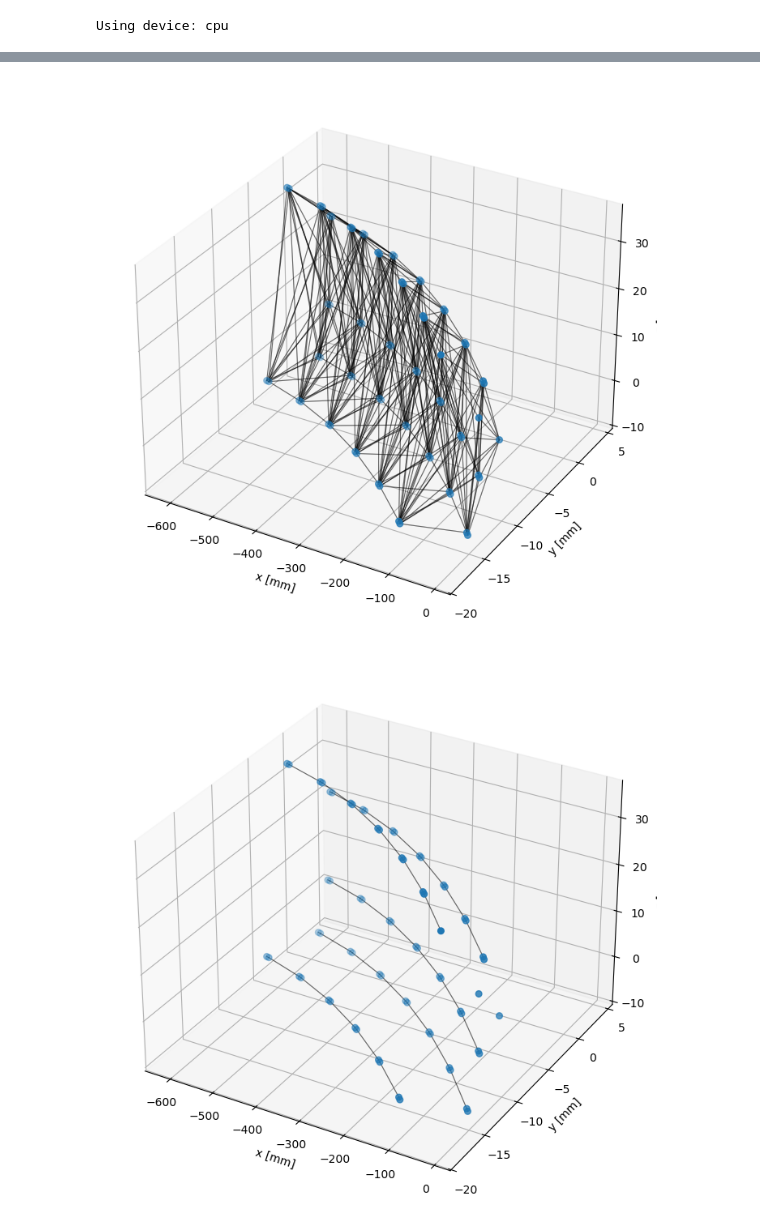
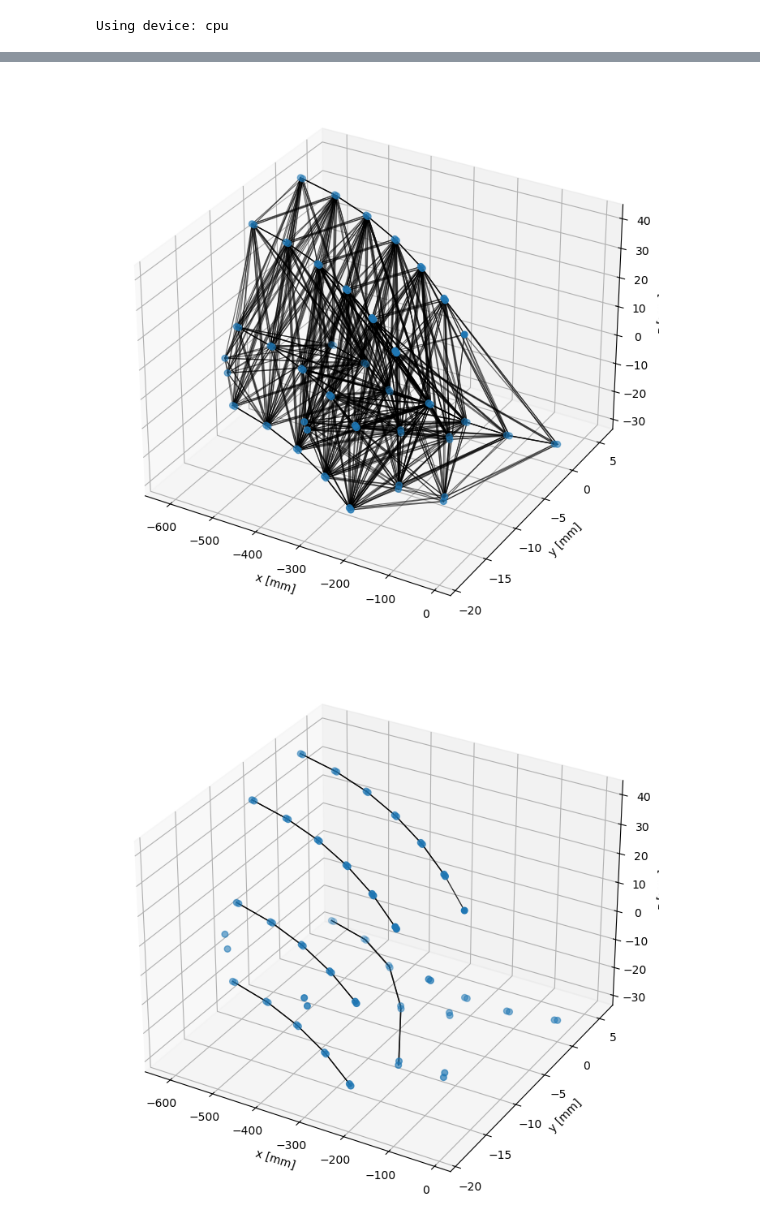
Before and after one commit to mghrear/GNN-tracking-ldmx, a Jupyter notebook: LDMX_IN.ipynb, the cells around one changed output, grey strips where cells are left out. Saved outputs shown, nothing was run; the diff lists cells and outputs as text; code cells hidden in the pictures.

Commit message:
added prelim track building

```diff
--- a/LDMX_IN.ipynb
+++ b/LDMX_IN.ipynb
@@ -21,6 +23,9 @@ from mpl_toolkits.mplot3d import Axes3D
 # %%
 # Read data file
 df = pd.read_pickle("/Users/mghrear/data/LDMX_GNN/test_8gev_electrons_withTracking_30000_MG_5e.pkl")
+# Compute Info needed to build graphs
+# The only argument is the number of primaries simulated, this is only needed for label building
+df[['edge_index_0', 'edge_index_1', 'edge_feat_0', 'edge_feat_1', 'edge_feat_2','edge_label']]  = df.apply(GTT.GetGraphInfo, axis=1, args=(5,), result_type='expand')
 
 df.head()
 # %% [output]
@@ -156,16 +85,16 @@ def test(model, device, test_loader, thld=0.5):
 # %%
-epochs = 20
+epochs = 5
 
 best_val_loss = math.inf
 best_thld = None
 best_state_dict = None  # or best_model = None
 
-output = {'train_loss': [], 'val_loss': [], 'test_loss': [], 'test_acc': [], 'optimal_thld': []}
+output = {'train_loss': [], 'val_loss': [], 'optimal_thld': []}
 
 for epoch in range(1, epochs + 1):
     print(f"---- Epoch {epoch} ----")
-    train_loss = train(model, device, train_loader, optimizer, epoch)
-    thld, val_loss = validate(model, device, val_loader)
+    train_loss = GTT.train(model, device, train_loader, optimizer, epoch)
+    thld, val_loss = GTT.validate(model, device, val_loader)
     print('...optimal threshold', thld)
 
     # keep best model (lowest val loss) + its threshold
@@ -174,17 +103,10 @@ for epoch in range(1, epochs + 1):
         best_thld = thld
         best_state_dict = copy.deepcopy(model.state_dict())  # safest/common
 
-    test_loss, test_acc = test(model, device, test_loader, thld=thld)
     scheduler.step()
 
     output['train_loss'].append(train_loss)
     output['val_loss'].append(val_loss)
-    output['test_loss'].append(test_loss)
-    output['test_acc'].append(test_acc)
     output['optimal_thld'].append(thld)
-
-# later, restore best model + use best_thld
-model.load_state_dict(best_state_dict)
-thld = best_thld
 # %% [output]
 ---- Epoch 1 ----
@@ -211,15 +161,15 @@ output_df.to_pickle("LDMX_IN_training_output.pkl")
 # %%
-graph = test_dataset[2]
+graph = test_dataset[0]
 graph
 
 # Analyze graph with model
 model.eval()
 data = graph.to(device)
 output = model(data.x, data.edge_index, data.edge_attr).squeeze(1).detach().cpu()
 graph.pred = output>thld
 
 
 GTT.plot_pyg_graph_3d(data, plot_truth=True, plot_pred=True)
 # %% [output]
-[figure, old version]
+[figure, new version]
-[figure, old version]
+[figure, new version]
```
Also changed, not shown: parts of 16 cells of this notebook, 3 other files.
